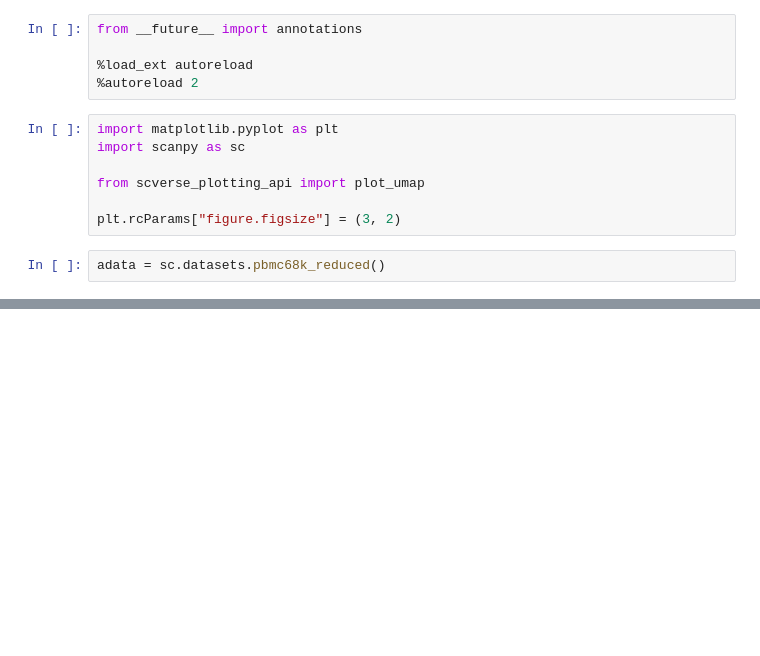
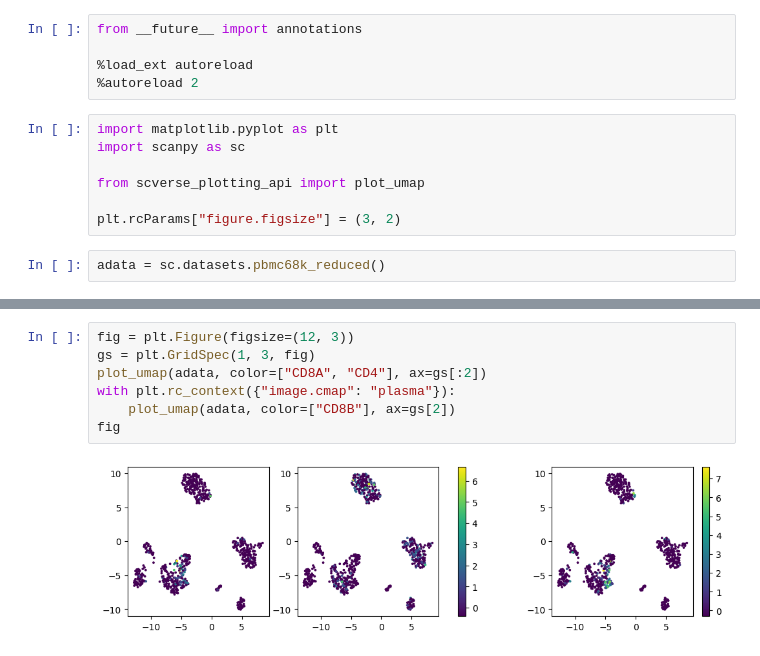
Before and after one commit to scverse/plotting_api, a Jupyter notebook: src/test.ipynb, the cells around one changed output, grey strips where cells are left out. Saved outputs shown, nothing was run; the diff lists cells and outputs as text; blank space fills up the shorter version.

```diff
--- a/src/test.ipynb
+++ b/src/test.ipynb
@@ -18,0 +19,9 @@ plot_umap(adata, "CD8A")
+# %%
+fig = plt.Figure(figsize=(12, 3))
+gs = plt.GridSpec(1, 3, fig)
+plot_umap(adata, color=["CD8A", "CD4"], ax=gs[:2])
+with plt.rc_context({"image.cmap": "plasma"}):
+    plot_umap(adata, color=["CD8B"], ax=gs[2])
+fig
+# %% [output]
+[figure, added]
```
Also changed, not shown: parts of 5 cells of this notebook, 1 other file.
